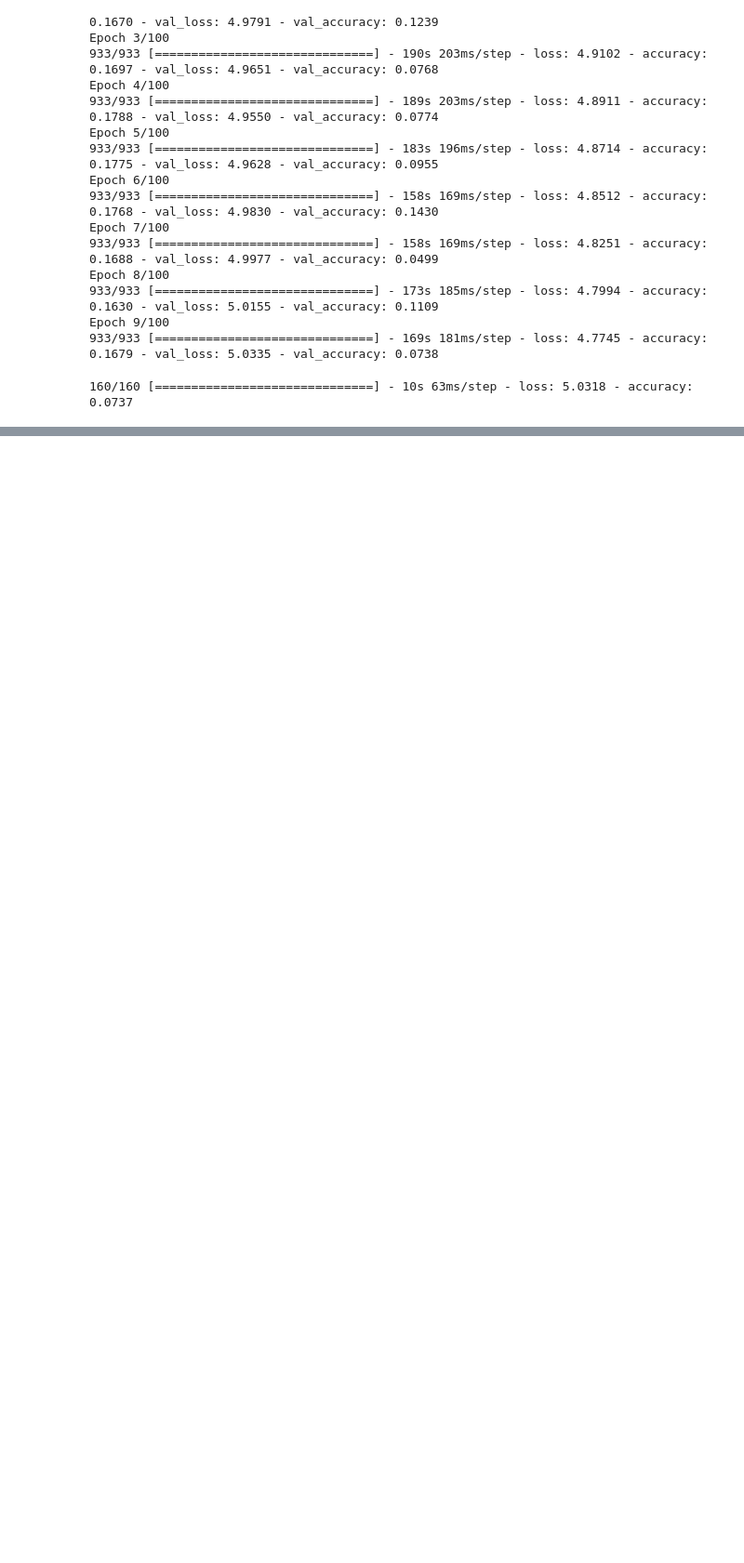
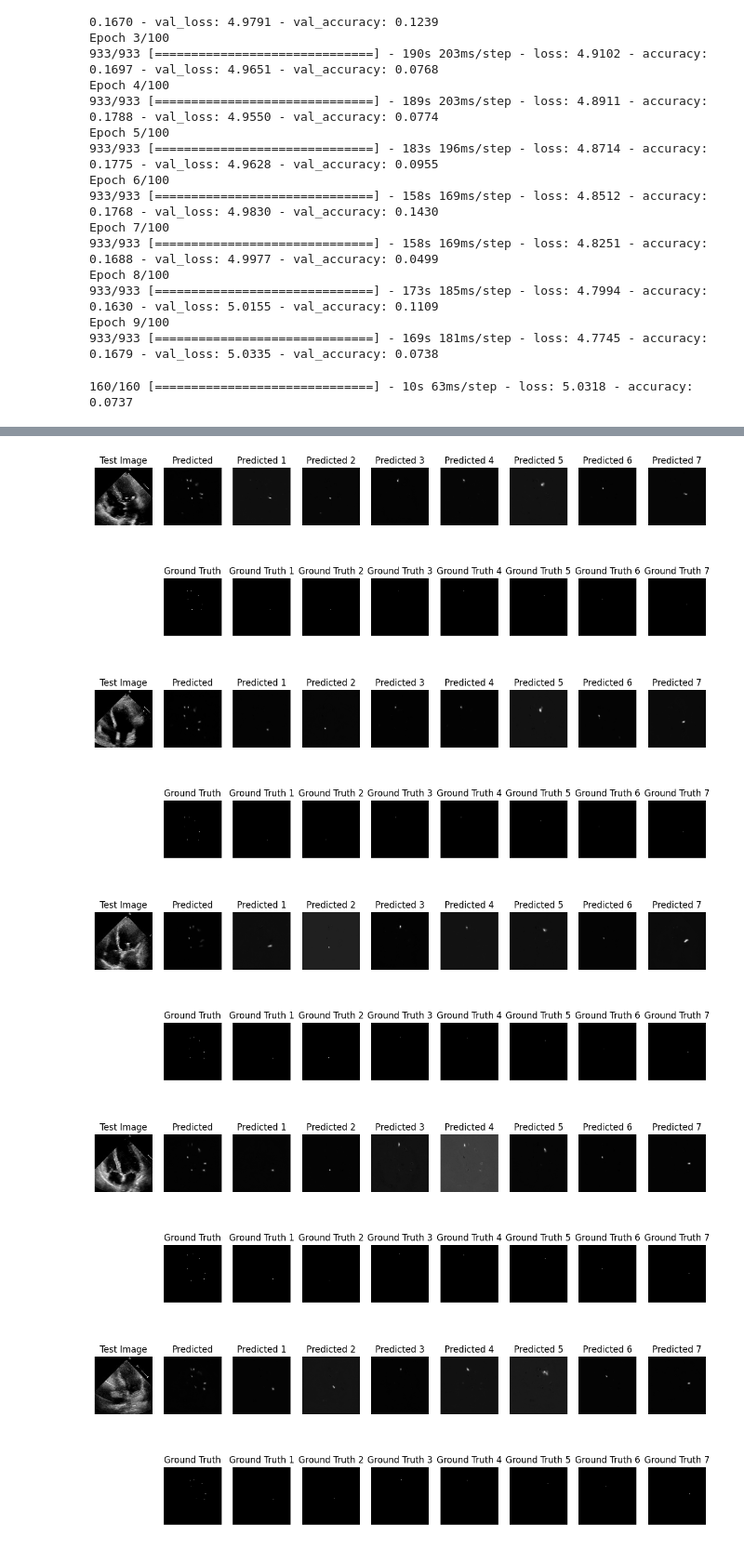
Before and after one commit to FernandoCerriteno/Deeplearning-for-ventricle-prediction, a Jupyter notebook: Landmarks/modelo_unet_landmarks.ipynb, the cells around one changed output, grey strips where cells are left out. Shown at 93% size. Drawn from its saved outputs; the diff is of its cells as text; code cells hidden in the pictures; blank space fills up the shorter version.

Commit message:
New landmark test.

```diff
--- a/Landmarks/modelo_unet_landmarks.ipynb
+++ b/Landmarks/modelo_unet_landmarks.ipynb
@@ -285,7 +285,7 @@ with open(path_summary, 'w') as fp:
 path_metrics = '{}metrics.txt'.format(path)
 with open(path_metrics, 'w') as fp:
     fp.write('Test loss: {}\n'.format(evaluation[0]))
-    fp.write('Test accuracy: {}\n'.format(evaluation[2]))
+    fp.write('Test accuracy: {}\n'.format(evaluation[1]))
     fp.write('Model optimizer: {}\n'.format(model.optimizer.__class__.__name__))
     fp.write('Model activation: {}\n'.format(model.layers[-1].activation.__name__))
     fp.write('Model learning rate: {}\n'.format(model.optimizer.lr.numpy()))
@@ -374,3 +374,4 @@ for i in ['accuracy', 'loss']:
     plt.xlabel('Epoch')
     plt.legend(['Train', 'Validation'], loc='upper left')
     plt.savefig('{}{}.png'.format(path_plot_images, i))
+# %% [output]
@@ -376,0 +379,5 @@ for i in ['accuracy', 'loss']:
+[figure, added]
+[figure, added]
+[figure, added]
+[figure, added]
+[figure, added]
```
Also changed, not shown: parts of 1 cell of this notebook, 10 other files.
